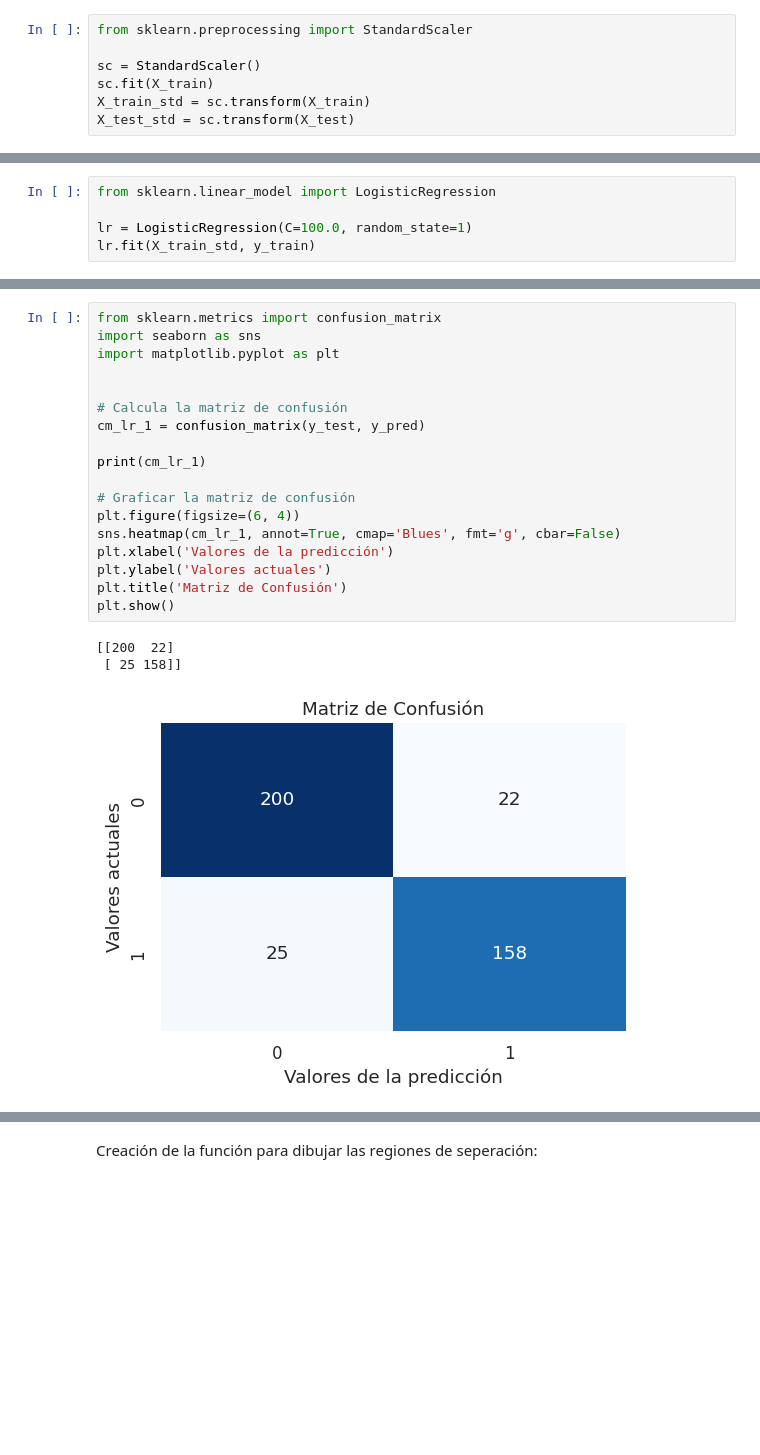
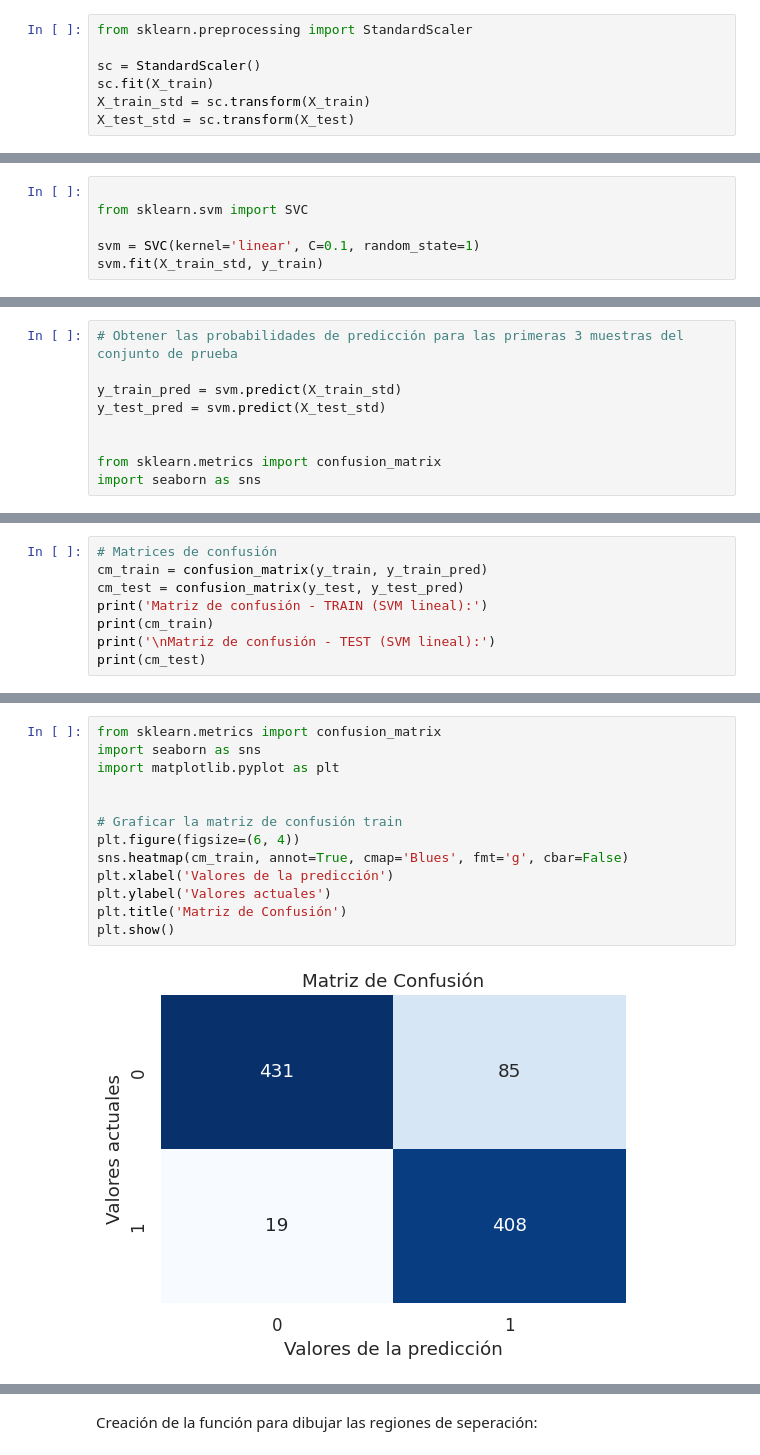
Before and after one commit to MiguelAngeloTr/Aprendizaje_Automatico, a Jupyter notebook: SEMANA_6/Tarea4/Tarea_SVM.ipynb, the cells around one changed output, grey strips where cells are left out. Saved outputs shown, nothing was run; the diff lists cells and outputs as text; blank space fills up the shorter version.

```diff
--- a/SEMANA_6/Tarea4/Tarea_SVM.ipynb
+++ b/SEMANA_6/Tarea4/Tarea_SVM.ipynb
@@ -257,6 +272,7 @@ X_test_std = sc.transform(X_test)
 # %%
-from sklearn.linear_model import LogisticRegression
 
-lr = LogisticRegression(C=100.0, random_state=1)
-lr.fit(X_train_std, y_train)
+from sklearn.svm import SVC
+
+svm = SVC(kernel='linear', C=0.1, random_state=1)
+svm.fit(X_train_std, y_train)
 # %% [output]
@@ -285 +282,10 @@ Porcentualmente:
+# %%
+# Obtener las probabilidades de predicción para las primeras 3 muestras del conjunto de prueba
+
+y_train_pred = svm.predict(X_train_std)
+y_test_pred = svm.predict(X_test_std)
+
+
+from sklearn.metrics import confusion_matrix
+import seaborn as sns
 # %% [markdown]
@@ -324,0 +293,8 @@ print(y_pred)
+# %%
+# Matrices de confusión
+cm_train = confusion_matrix(y_train, y_train_pred)
+cm_test = confusion_matrix(y_test, y_test_pred)
+print('Matriz de confusión - TRAIN (SVM lineal):')
+print(cm_train)
+print('\nMatriz de confusión - TEST (SVM lineal):')
+print(cm_test)
@@ -325,22 +309,15 @@ print(y_pred)
 # %%
 from sklearn.metrics import confusion_matrix
 import seaborn as sns
 import matplotlib.pyplot as plt
 
 
-# Calcula la matriz de confusión
-cm_lr_1 = confusion_matrix(y_test, y_pred)
-
-print(cm_lr_1)
-
-# Graficar la matriz de confusión
+# Graficar la matriz de confusión train
 plt.figure(figsize=(6, 4))
-sns.heatmap(cm_lr_1, annot=True, cmap='Blues', fmt='g', cbar=False)
+sns.heatmap(cm_train, annot=True, cmap='Blues', fmt='g', cbar=False)
 plt.xlabel('Valores de la predicción')
 plt.ylabel('Valores actuales')
 plt.title('Matriz de Confusión')
 plt.show()
 # %% [output]
-[[200  22]
- [ 25 158]]
-[figure, old version]
+[figure, new version]
```
Also changed, not shown: parts of 16 cells of this notebook.
